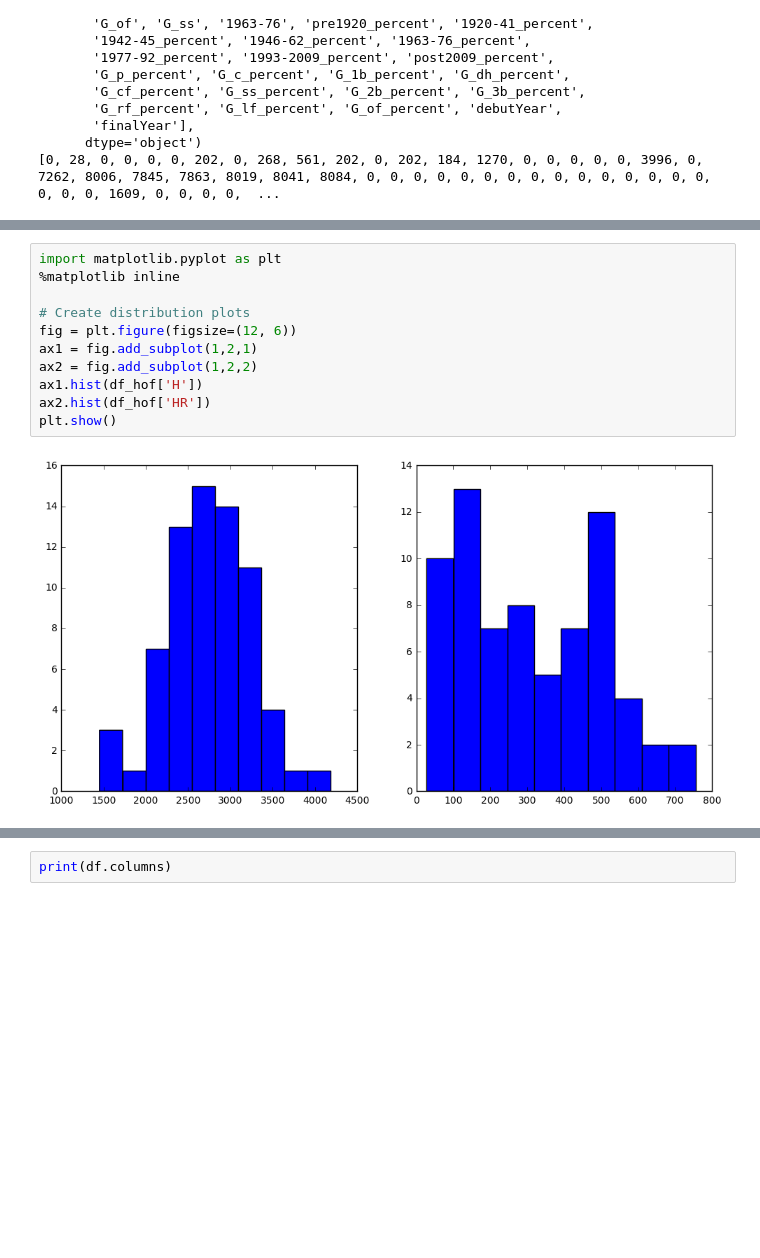
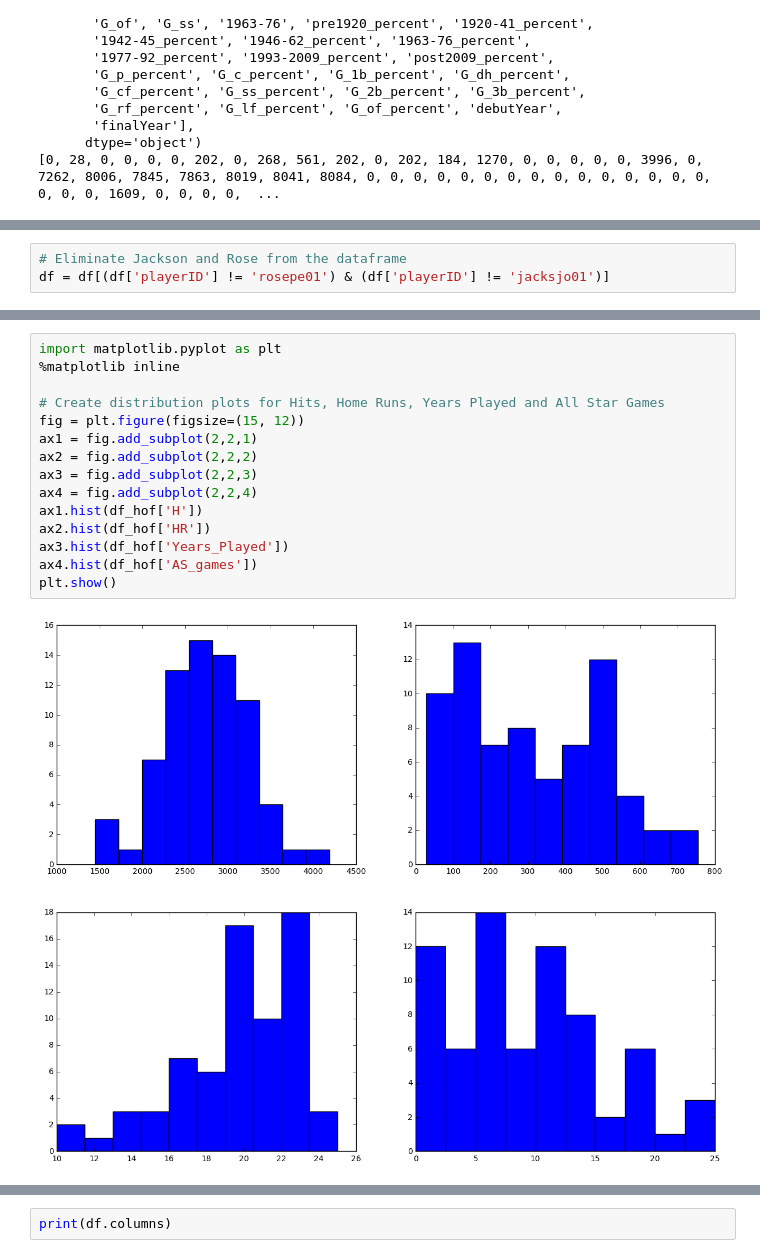
Before and after one commit to Sharp-Data/Scikit-Learn-Tutorial, a Jupyter notebook: Part-II-Predicting-HoF-Careers-Hitters-Csv.ipynb, the cells around one changed output, grey strips where cells are left out. Drawn from its saved outputs; the diff is of its cells as text; blank space fills up the shorter version.

```diff
--- a/Part-II-Predicting-HoF-Careers-Hitters-Csv.ipynb
+++ b/Part-II-Predicting-HoF-Careers-Hitters-Csv.ipynb
@@ -436,4 +443,7 @@ print(jackson)
 8324  0.940104
 
 [3 rows x 76 columns]
+# %%
+# Eliminate Jackson and Rose from the dataframe
+df = df[(df['playerID'] != 'rosepe01') & (df['playerID'] != 'jacksjo01')]
 # %%
@@ -464,14 +464,18 @@ print(len(df_hitters))
 # %%
 import matplotlib.pyplot as plt
 %matplotlib inline
 
-# Create distribution plots
-fig = plt.figure(figsize=(12, 6))
-ax1 = fig.add_subplot(1,2,1)
-ax2 = fig.add_subplot(1,2,2)
+# Create distribution plots for Hits, Home Runs, Years Played and All Star Games
+fig = plt.figure(figsize=(15, 12))
+ax1 = fig.add_subplot(2,2,1)
+ax2 = fig.add_subplot(2,2,2)
+ax3 = fig.add_subplot(2,2,3)
+ax4 = fig.add_subplot(2,2,4)
 ax1.hist(df_hof['H'])
 ax2.hist(df_hof['HR'])
+ax3.hist(df_hof['Years_Played'])
+ax4.hist(df_hof['AS_games'])
 plt.show()
 # %% [output]
-[figure, old version]
+[figure, new version]
 # %%
```
Also changed, not shown: parts of 66 cells of this notebook.
